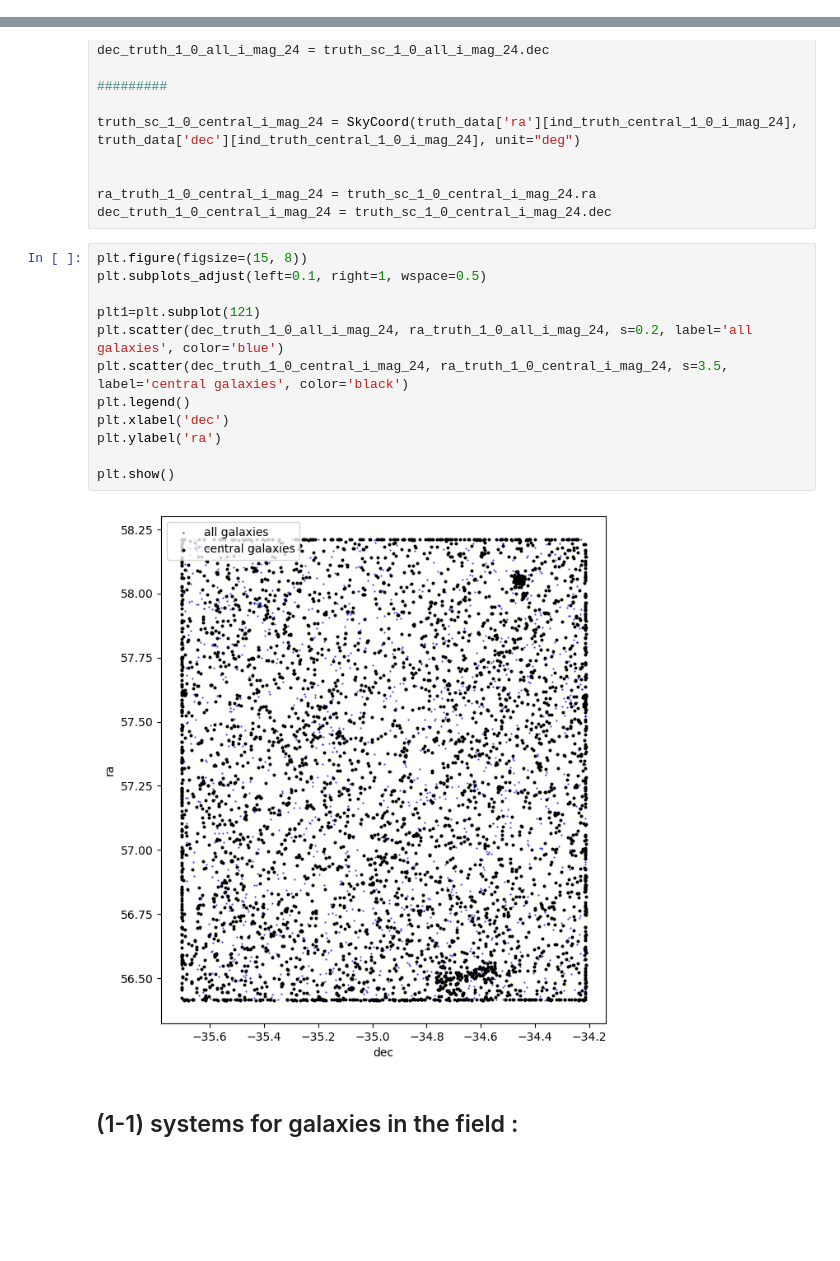
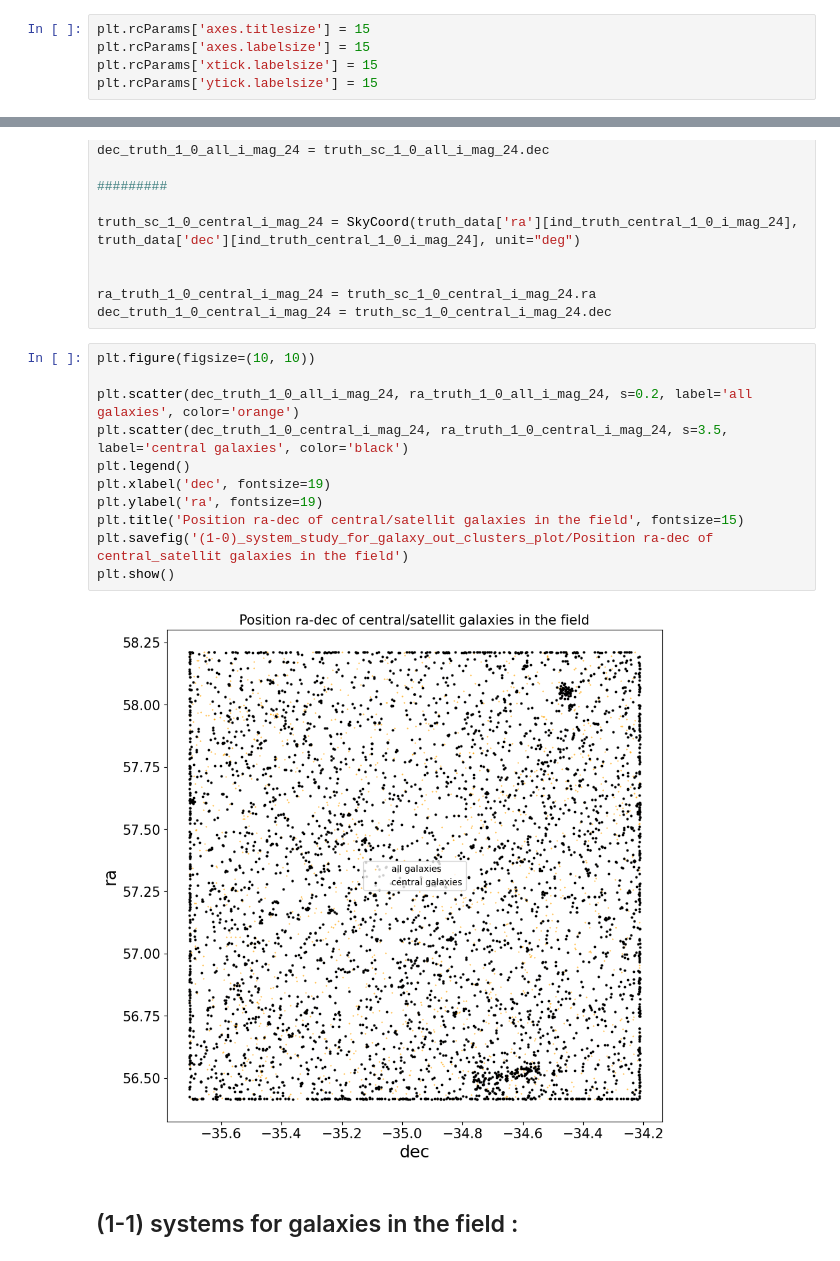
Before and after one commit to GabrielFrugier/stage_LSST, a Jupyter notebook: study_galaxies_below_halo_mass_cut_1e13.ipynb, the cells around one changed output, grey strips where cells are left out. Cells and saved outputs as stored; diff of their text form; blank space fills up the shorter version.

```diff
--- a/study_galaxies_below_halo_mass_cut_1e13.ipynb
+++ b/study_galaxies_below_halo_mass_cut_1e13.ipynb
@@ -18,5 +18,10 @@ import warnings
 # %%
 warnings.filterwarnings('ignore')
+# %%
+plt.rcParams['axes.titlesize'] = 15
+plt.rcParams['axes.labelsize'] = 15
+plt.rcParams['xtick.labelsize'] = 15
+plt.rcParams['ytick.labelsize'] = 15
 # %% [markdown]
 ### Z and mag filters :
 # %%
@@ -469,19 +474,18 @@ truth_sc_1_0_central_i_mag_24 = SkyCoord(truth_data['ra'][ind_truth_central_1_0_
 ra_truth_1_0_central_i_mag_24 = truth_sc_1_0_central_i_mag_24.ra
 dec_truth_1_0_central_i_mag_24 = truth_sc_1_0_central_i_mag_24.dec
 # %%
-plt.figure(figsize=(15, 8))
-plt.subplots_adjust(left=0.1, right=1, wspace=0.5)
+plt.figure(figsize=(10, 10))
 
-plt1=plt.subplot(121)
-plt.scatter(dec_truth_1_0_all_i_mag_24, ra_truth_1_0_all_i_mag_24, s=0.2, label='all galaxies', color='blue')
+plt.scatter(dec_truth_1_0_all_i_mag_24, ra_truth_1_0_all_i_mag_24, s=0.2, label='all galaxies', color='orange')
 plt.scatter(dec_truth_1_0_central_i_mag_24, ra_truth_1_0_central_i_mag_24, s=3.5, label='central galaxies', color='black')
 plt.legend()
-plt.xlabel('dec')
-plt.ylabel('ra')
-
+plt.xlabel('dec', fontsize=19)
+plt.ylabel('ra', fontsize=19)
+plt.title('Position ra-dec of central/satellit galaxies in the field', fontsize=15)
+plt.savefig('(1-0)_system_study_for_galaxy_out_clusters_plot/Position ra-dec of central_satellit galaxies in the field')
 plt.show()
 # %% [output]
-[figure, old version]
+[figure, new version]
 # %% [markdown]
 ## (1-1) systems for galaxies in the field :
 # %%
```
Also changed, not shown: parts of 17 cells of this notebook, 4 other files.
